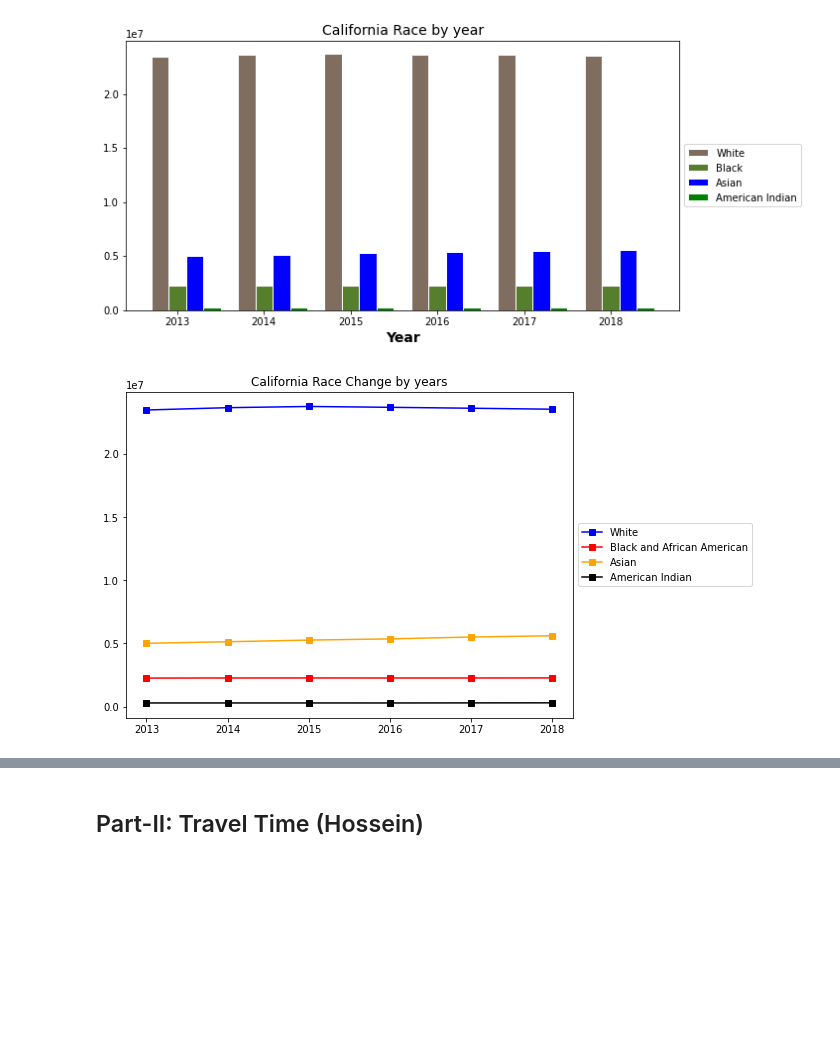
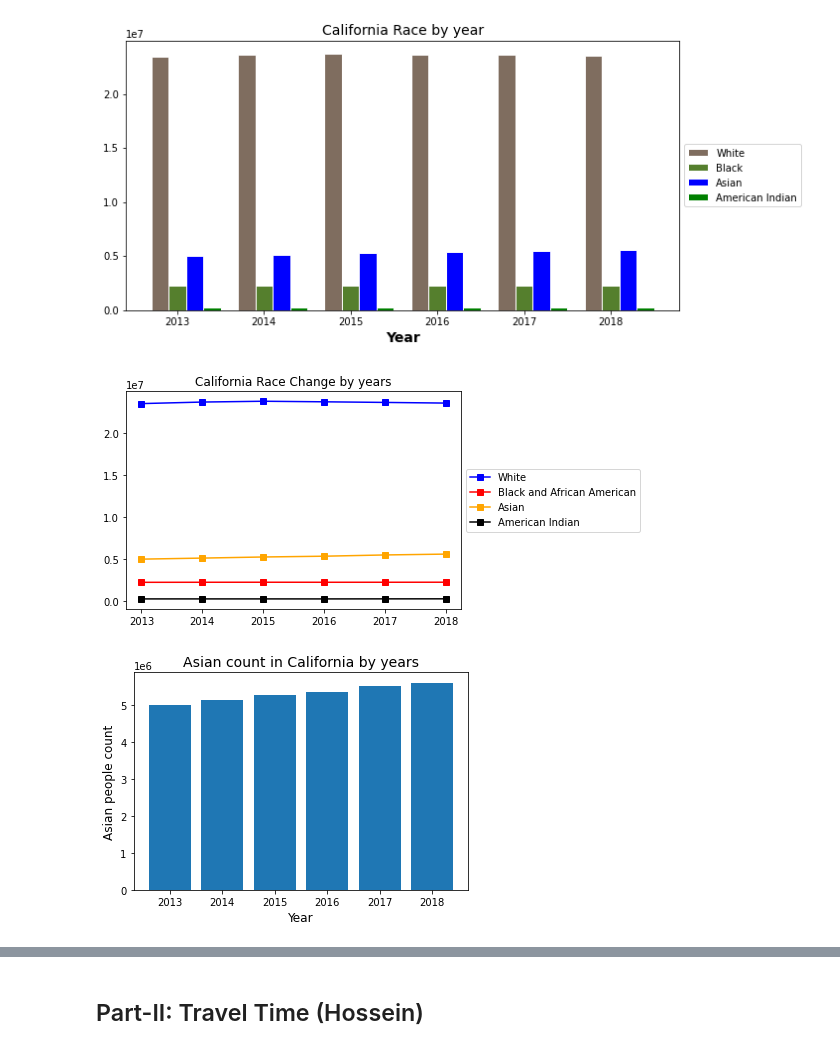
Before and after one commit to J3N1/UCI-Project-1-Team7, a Jupyter notebook: final_script.ipynb, the cells around one changed output, grey strips where cells are left out. Drawn from its saved outputs; the diff is of its cells as text; code cells hidden in the pictures; blank space fills up the shorter version.

```diff
--- a/final_script.ipynb
+++ b/final_script.ipynb
@@ -77,28 +77,40 @@ plt.show()
 [figure]
 # %%
 #California Race change- Dan
-plt.figure(figsize=(8,6))
+plt.figure(figsize=(6,4))
 x_axis = cal_all_years["Year"]
 y_axis_white = cal_all_years["White alone"]
 y_axis_black = cal_all_years["Block or African American alone"]
 y_axis_asian = cal_all_years["Asian Alone"]
 y_axis_indian = cal_all_years["American Indian and Alaska Native Alone"]
 
 
 White, = plt.plot(x_axis, y_axis_white, marker="s",color="blue", label="White")
 Black, = plt.plot(x_axis, y_axis_black, marker="s",color="red", label="Black and African American")
 Asian, = plt.plot(x_axis, y_axis_asian, marker="s",color="orange", label="Asian")
 Indian, = plt.plot(x_axis, y_axis_indian, marker="s",color="black", label="American Indian")
 
 
 # Set our legend to where the chart thinks is best
 plt.title("California Race Change by years")
 plt.legend(handles=[White, Black, Asian, Indian], loc="center left", bbox_to_anchor=(1, 0.5))
 
 plt.savefig('Images/California_Race_Change_by_years.png',bbox_inches='tight')
 plt.show()
 # %% [output]
-[figure, old version]
+[figure, new version]
+# %%
+#Asian Count in CA by years
+x_values = cal_all_years["Year"]
+y_values = cal_all_years['Asian Alone']
+plt.bar(x_values, y_values)
+plt.xlabel("Year",fontsize=(12))
+plt.ylabel("Asian people count",fontsize=(12))
+plt.title("Asian count in California by years",fontsize=(14))
+plt.savefig('Asiancount_cal_bar', dpi=300)
+plt.show()
+# %% [output]
+[figure, added]
 # %%
 #Population vs Asian
 
```
Also changed, not shown: parts of 6 cells of this notebook, 10 other files.
